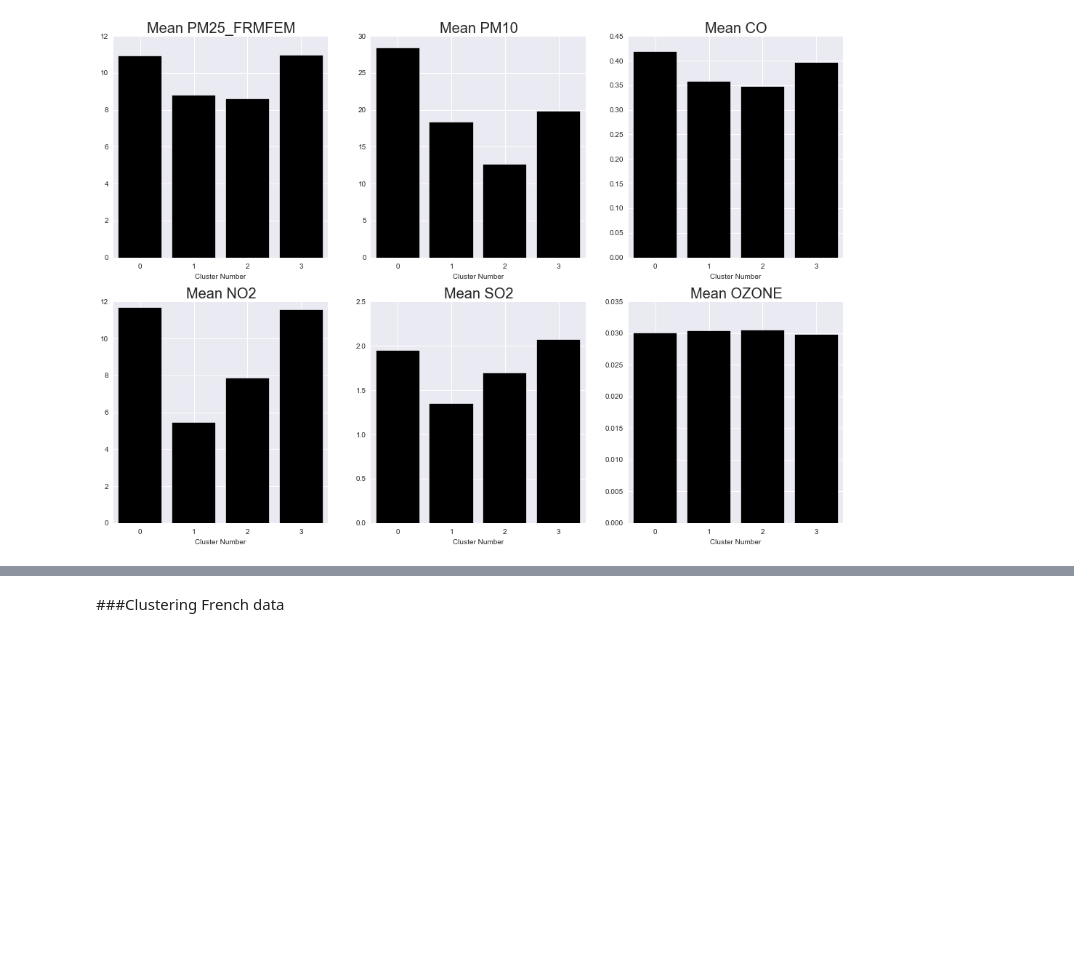
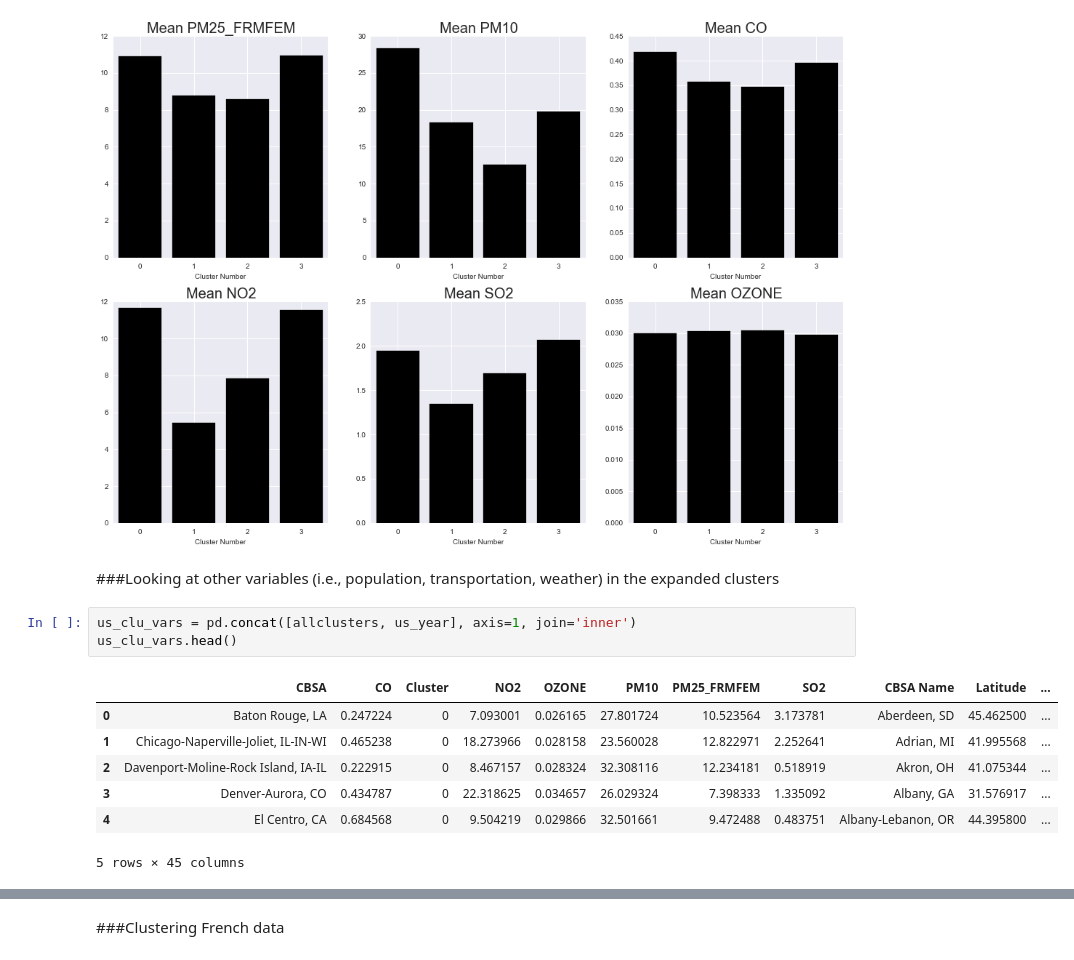
Before and after one commit to mchaffin17/AirPollutionFinalProject, a Jupyter notebook: UnsupervisedLearning_pt2.ipynb, the cells around one changed output, grey strips where cells are left out. Drawn from its saved outputs; the diff is of its cells as text; blank space fills up the shorter version.

```diff
--- a/UnsupervisedLearning_pt2.ipynb
+++ b/UnsupervisedLearning_pt2.ipynb
@@ -193,3 +193,16 @@ plt.xlabel('Cluster Number',horizontalalignment='center',fontsize=10)
 # %% [output]
 <matplotlib.text.Text at 0x...>
 [figure]
+# %% [markdown]
+###Looking at other variables (i.e., population, transportation, weather) in the expanded clusters
+# %%
+us_clu_vars = pd.concat([allclusters, us_year], axis=1, join='inner')
+us_clu_vars.head()
+# %% [output]
+|  | CBSA | CO | Cluster | NO2 | OZONE | PM10 | PM25_FRMFEM | SO2 | CBSA Name | Latitude | ... |
+| 0 | Baton Rouge, LA | 0.247224 | 0 | 7.093001 | 0.026165 | 27.801724 | 10.523564 | 3.173781 | Aberdeen, SD | 45.462500 | ... |
+| 1 | Chicago-Naperville-Joliet, IL-IN-WI | 0.465238 | 0 | 18.273966 | 0.028158 | 23.560028 | 12.822971 | 2.252641 | Adrian, MI | 41.995568 | ... |
+| 2 | Davenport-Moline-Rock Island, IA-IL | 0.222915 | 0 | 8.467157 | 0.028324 | 32.308116 | 12.234181 | 0.518919 | Akron, OH | 41.075344 | ... |
+| 3 | Denver-Aurora, CO | 0.434787 | 0 | 22.318625 | 0.034657 | 26.029324 | 7.398333 | 1.335092 | Albany, GA | 31.576917 | ... |
+| 4 | El Centro, CA | 0.684568 | 0 | 9.504219 | 0.029866 | 32.501661 | 9.472488 | 0.483751 | Albany-Lebanon, OR | 44.395800 | ... |
+5 rows × 45 columns
```
Also changed, not shown: parts of 7 cells of this notebook.
